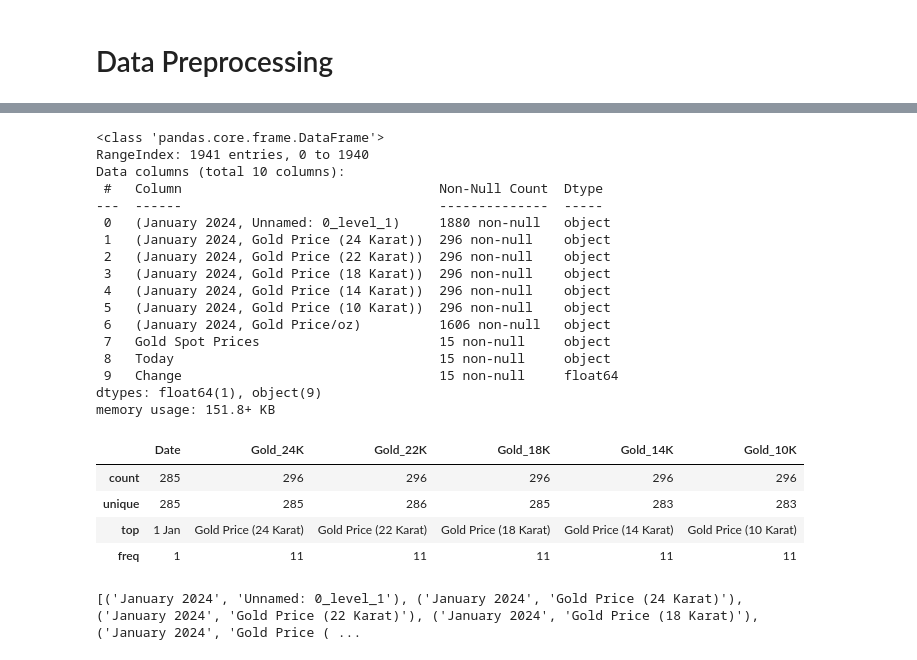
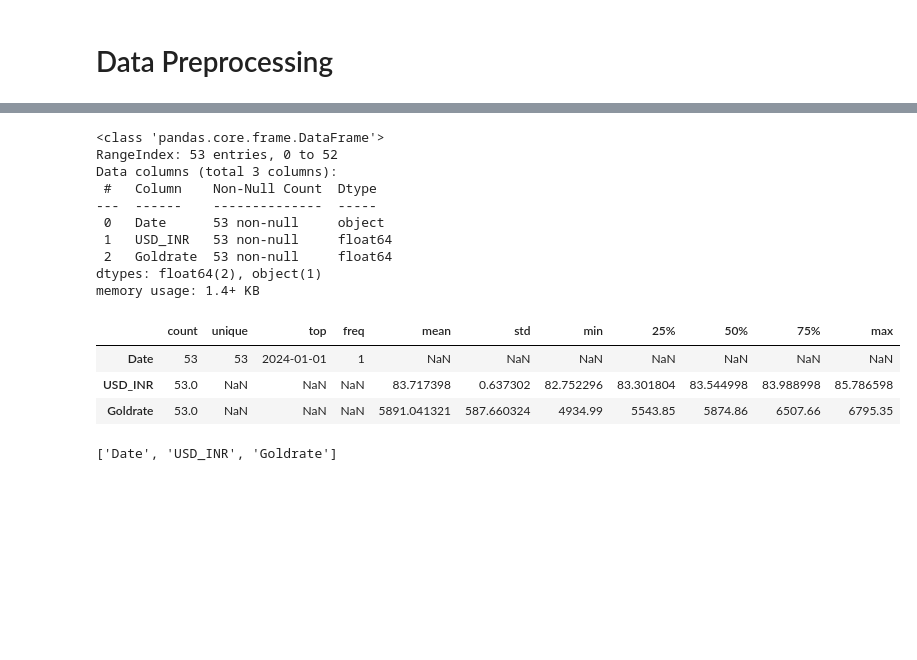
Before and after one commit to Kprakash9426/Gold-Price-Prediction, a Jupyter notebook: gold_price_prediction.ipynb, the cells around one changed output, grey strips where cells are left out. Cells and saved outputs as stored; diff of their text form; code cells hidden in the pictures; blank space fills up the shorter version.

```diff
--- a/gold_price_prediction.ipynb
+++ b/gold_price_prediction.ipynb
@@ -89,0 +89,3 @@ for table in tables:
+# %%
+import pandas as pd
+gold_dataset=pd.read_csv("Gold vs USDINR.csv")
@@ -92,3 +125,2 @@ for table in tables:
 # %%
-# Convert list to DataFrame
-df = pd.DataFrame(dfs)
+gold_dataset['Goldrate']=gold_dataset['Goldrate'].replace('₹','',regex=True).replace(',','',regex=True).astype(float)
@@ -148,32 +150,24 @@ df.tail()
 # %%
-df.info()
+gold_dataset.info()
 # %% [output]
 <class 'pandas.core.frame.DataFrame'>
-RangeIndex: 1941 entries, 0 to 1940
-Data columns (total 10 columns):
- #   Column                                 Non-Null Count  Dtype
----  ------                                 --------------  -----
- 0   (January 2024, Unnamed: 0_level_1)     1880 non-null   object
- 1   (January 2024, Gold Price (24 Karat))  296 non-null    object
- 2   (January 2024, Gold Price (22 Karat))  296 non-null    object
- 3   (January 2024, Gold Price (18 Karat))  296 non-null    object
- 4   (January 2024, Gold Price (14 Karat))  296 non-null    object
- 5   (January 2024, Gold Price (10 Karat))  296 non-null    object
- 6   (January 2024, Gold Price/oz)          1606 non-null   object
- 7   Gold Spot Prices                       15 non-null     object
- 8   Today                                  15 non-null     object
- 9   Change                                 15 non-null     float64
-dtypes: float64(1), object(9)
-memory usage: 151.8+ KB
+RangeIndex: 53 entries, 0 to 52
+Data columns (total 3 columns):
+ #   Column    Non-Null Count  Dtype
+---  ------    --------------  -----
+ 0   Date      53 non-null     object
+ 1   USD_INR   53 non-null     float64
+ 2   Goldrate  53 non-null     float64
+dtypes: float64(2), object(1)
+memory usage: 1.4+ KB
 # %%
-df.describe(include='all')
+gold_dataset.describe(include='all').transpose()
 # %% [output]
-|  | Date | Gold_24K | Gold_22K | Gold_18K | Gold_14K | Gold_10K |
-| count | 285 | 296 | 296 | 296 | 296 | 296 |
-| unique | 285 | 285 | 286 | 285 | 283 | 283 |
-| top | 1 Jan | Gold Price (24 Karat) | Gold Price (22 Karat) | Gold Price (18 Karat) | Gold Price (14 Karat) | Gold Price (10 Karat) |
-| freq | 1 | 11 | 11 | 11 | 11 | 11 |
+|  | count | unique | top | freq | mean | std | min | 25% | 50% | 75% | max |
+| Date | 53 | 53 | 2024-01-01 | 1 | NaN | NaN | NaN | NaN | NaN | NaN | NaN |
+| USD_INR | 53.0 | NaN | NaN | NaN | 83.717398 | 0.637302 | 82.752296 | 83.301804 | 83.544998 | 83.988998 | 85.786598 |
+| Goldrate | 53.0 | NaN | NaN | NaN | 5891.041321 | 587.660324 | 4934.99 | 5543.85 | 5874.86 | 6507.66 | 6795.35 |
 # %%
-print(df.columns.tolist())
+print(gold_dataset.columns.tolist())
 # %% [output]
-[('January 2024', 'Unnamed: 0_level_1'), ('January 2024', 'Gold Price (24 Karat)'), ('January 2024', 'Gold Price (22 Karat)'), ('January 2024', 'Gold Price (18 Karat)'), ('January 2024', 'Gold Price ( ...
+['Date', 'USD_INR', 'Goldrate']
```
Also changed, not shown: parts of 77 cells of this notebook, 5 other files.
